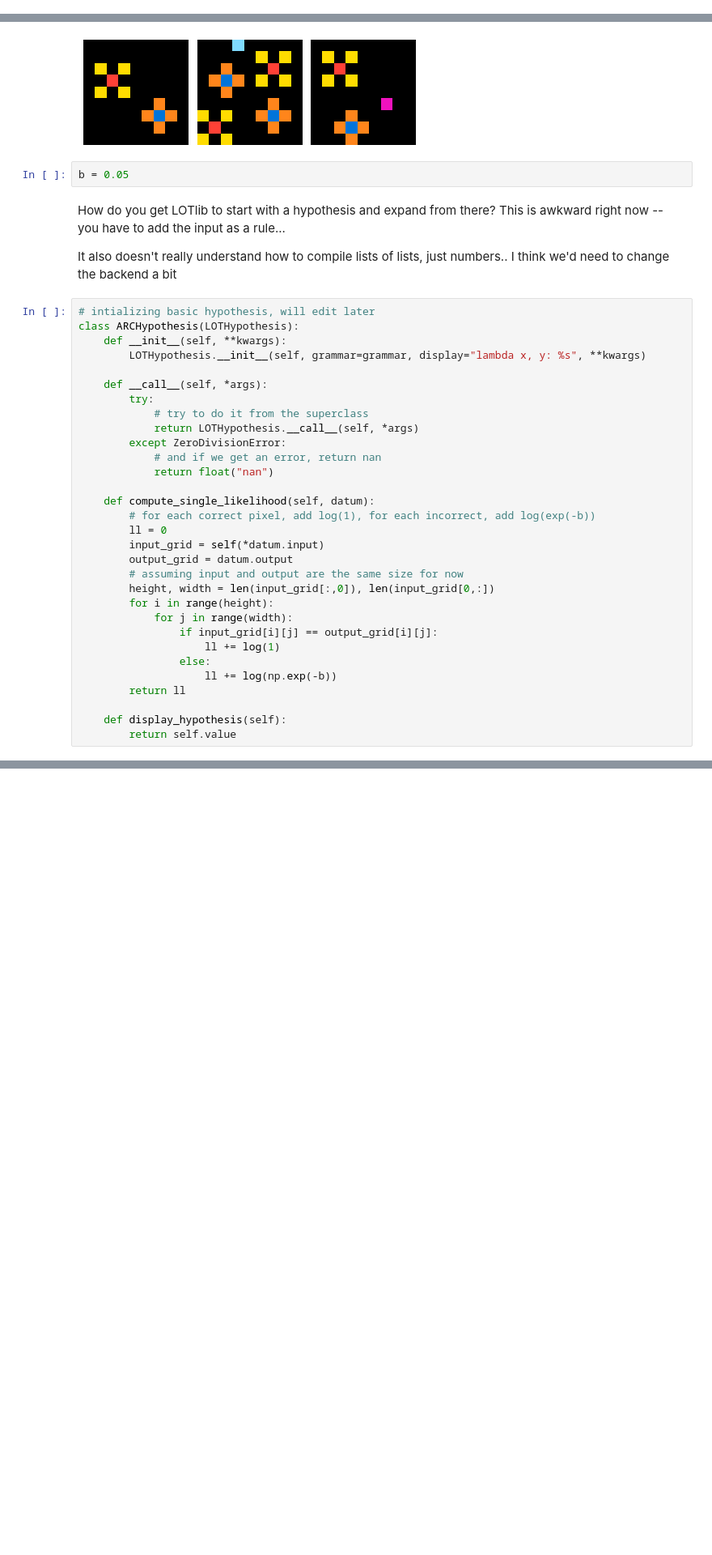
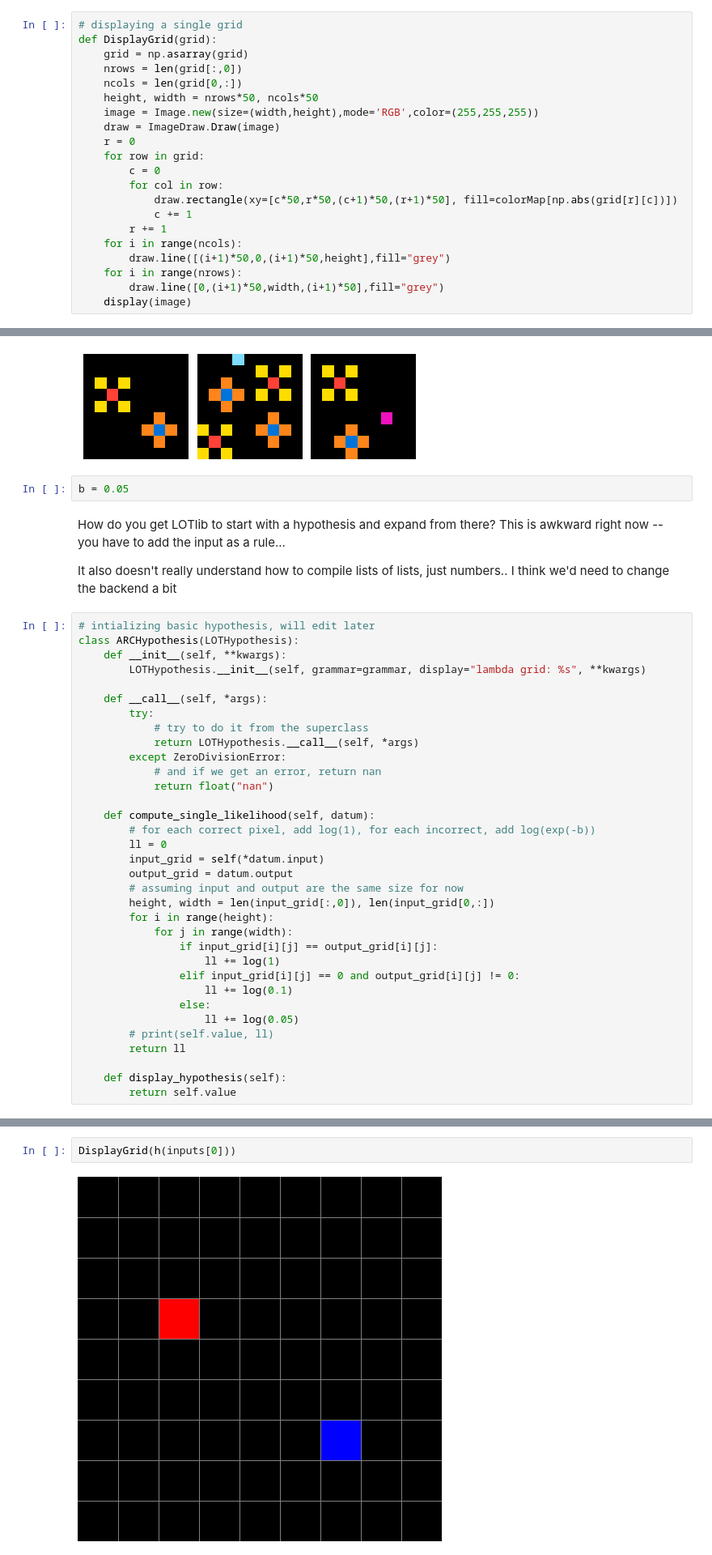
Before and after one commit to aysjajohnson/ARC, a Jupyter notebook: notebooks/ARC LOTlib.ipynb, the cells around one changed output, grey strips where cells are left out. Shown at 81% size. Saved outputs shown, nothing was run; the diff lists cells and outputs as text; blank space fills up the shorter version.

```diff
--- a/notebooks/ARC LOTlib.ipynb
+++ b/notebooks/ARC LOTlib.ipynb
@@ -221,3 +229,24 @@ class ARCSolver:
             plt.pause(1)
 
             # check accuracy
+# %%
+# displaying a single grid
+def DisplayGrid(grid):
+    grid = np.asarray(grid)
+    nrows = len(grid[:,0])
+    ncols = len(grid[0,:])
+    height, width = nrows*50, ncols*50
+    image = Image.new(size=(width,height),mode='RGB',color=(255,255,255))
+    draw = ImageDraw.Draw(image)
+    r = 0
+    for row in grid:
+        c = 0
+        for col in row:
+            draw.rectangle(xy=[c*50,r*50,(c+1)*50,(r+1)*50], fill=colorMap[np.abs(grid[r][c])])
+            c += 1
+        r += 1
+    for i in range(ncols):
+        draw.line([(i+1)*50,0,(i+1)*50,height],fill="grey")
+    for i in range(nrows):
+        draw.line([0,(i+1)*50,width,(i+1)*50],fill="grey")
+    display(image)
@@ -239,7 +270,7 @@ It also doesn't really understand how to compile lists of lists, just numbers..
 # intializing basic hypothesis, will edit later
 class ARCHypothesis(LOTHypothesis):
     def __init__(self, **kwargs):
-        LOTHypothesis.__init__(self, grammar=grammar, display="lambda x, y: %s", **kwargs)
+        LOTHypothesis.__init__(self, grammar=grammar, display="lambda grid: %s", **kwargs)
 
     def __call__(self, *args):
         try:
@@ -260,8 +291,11 @@ class ARCHypothesis(LOTHypothesis):
             for j in range(width):
                 if input_grid[i][j] == output_grid[i][j]:
                     ll += log(1)
+                elif input_grid[i][j] == 0 and output_grid[i][j] != 0:
+                    ll += log(0.1)
                 else:
-                    ll += log(np.exp(-b))
+                    ll += log(0.05)
+        # print(self.value, ll)
         return ll
 
     def display_hypothesis(self):
@@ -396,0 +462,4 @@ print(h.compute_prior())
+# %%
+DisplayGrid(h(inputs[0]))
+# %% [output]
+[figure, added]
```
Also changed, not shown: parts of 16 cells of this notebook, 8 other files.
